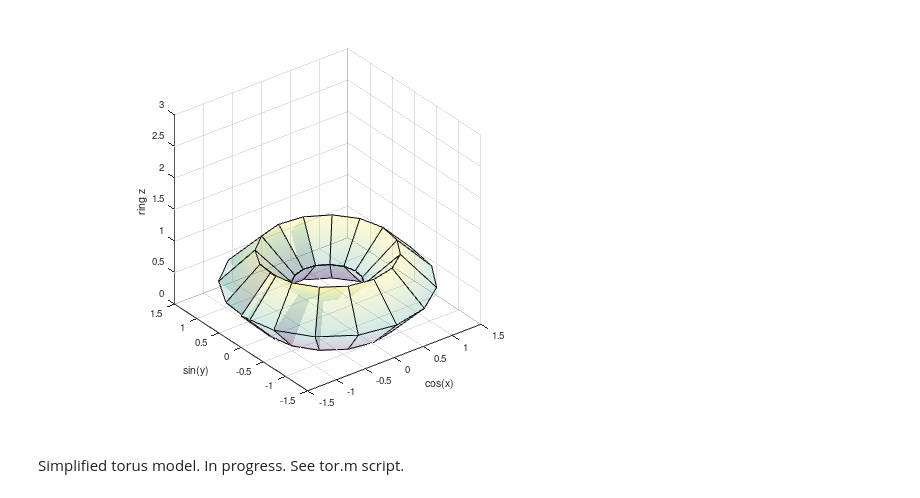
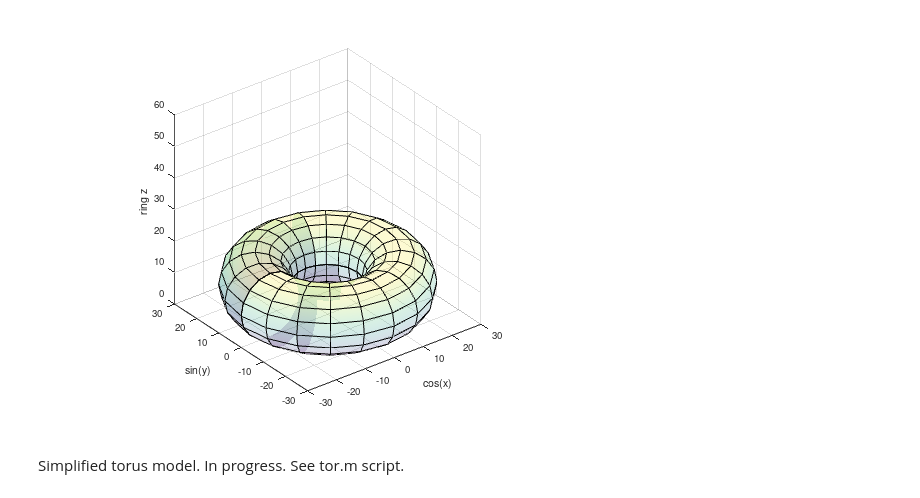
Before and after one commit to vbekasov/cpp, a Jupyter notebook: octave/torus.ipynb, the cells around one changed output. Saved outputs shown, nothing was run; the diff lists cells and outputs as text; code cells hidden in the pictures.

```diff
--- a/octave/torus.ipynb
+++ b/octave/torus.ipynb
@@ -1,6 +1,6 @@
 # %%
-tor(0.5, 3)
+tor(10)
 # %% [output]
-[figure, old version]
+[figure, new version]
 # %% [markdown]
 Simplified torus model. In progress. See tor.m script.
```
Also changed, not shown: 1 other file.
